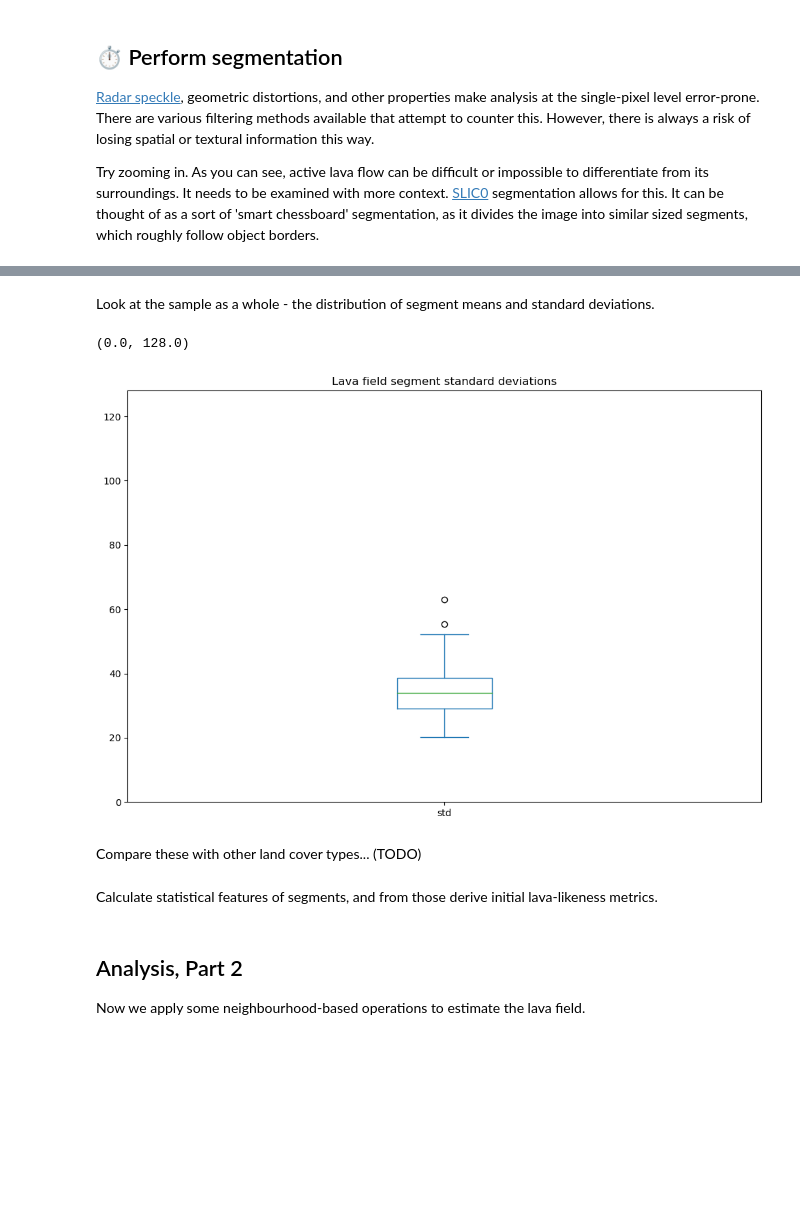
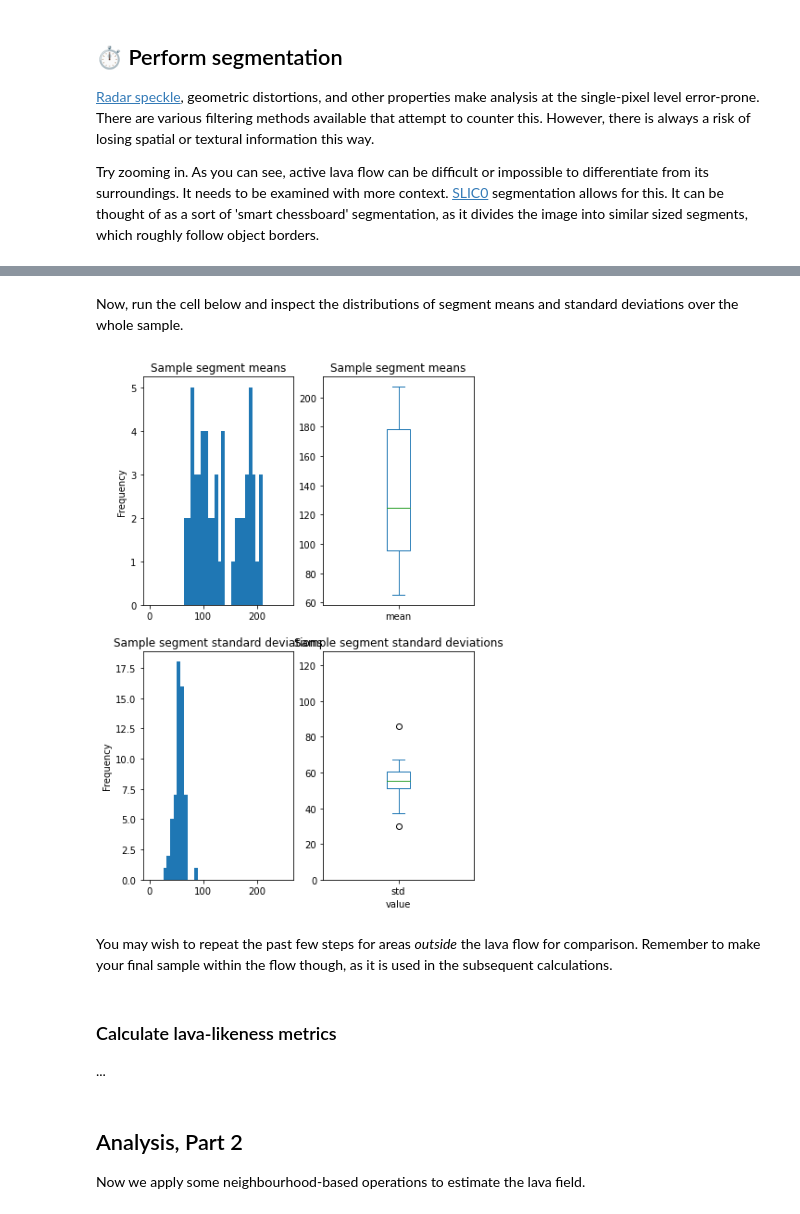
Before and after one commit to lukesdm/la-palma-lava-mapping-nb, a Jupyter notebook: 01_overview.ipynb, the cells around one changed output, grey strips where cells are left out. Drawn from its saved outputs; the diff is of its cells as text; code cells hidden in the pictures; blank space fills up the shorter version.

```diff
--- a/01_overview.ipynb
+++ b/01_overview.ipynb
@@ -184,18 +185,17 @@ lpe.plot_segment_histos(xds_grd, sample_segids, selected_date)
 # %% [markdown]
-Look at the sample as a whole - the distribution of segment means and standard deviations.
+Now, run the cell below and inspect the distributions of segment means and standard deviations over the whole sample.
 # %%
-# TODO: Fix - can't run these together.
-# gdf_sample_4326["mean"].plot.hist(bins=40, title="Lava field segment means", range=(0,255)); plt.xlabel("value")
-# gdf_sample_4326["mean"].plot.box(title="Lava field segment means"); plt.ylim(0, 255)
-# gdf_sample_4326["std"].plot.hist(bins=40, title="Lava field segment standard deviations", range=(0,255)); plt.xlabel("value")
-gdf_sample_4326["std"].plot.box(title="Lava field segment standard deviations"); plt.ylim(0, 128)
+# gdf_sample_4326["std"].plot.box(title="Lava field segment standard deviations"); plt.ylim(0, 128)
+
+lpe.plot_segment_stats_dists(gdf_sample_4326)
 # %% [output]
-(0.0, 128.0)
-[figure, old version]
+[figure, new version]
 # %% [markdown]
-Compare these with other land cover types... (TODO)
+You may wish to repeat the past few steps for areas *outside* the lava flow for comparison. Remember to make your final sample within the flow though, as it is used in the subsequent calculations.
 # %% [markdown]
-Calculate statistical features of segments, and from those derive initial lava-likeness metrics.
+### Calculate lava-likeness metrics
+
+...
 # %%
 # This might take a while.
 lpgeo.enrich_lava_likeness(gdf, gdf_sample_4326.to_crs("3857"))
```
Also changed, not shown: parts of 11 cells of this notebook, 2 other files.
